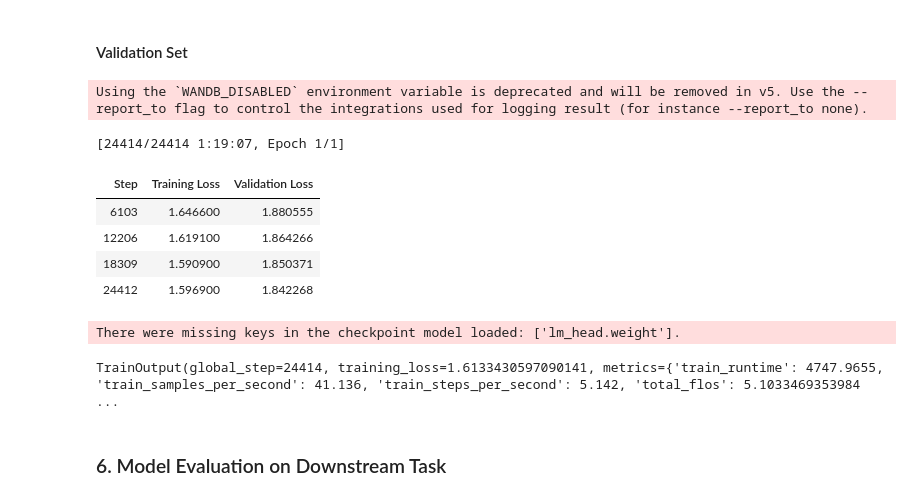
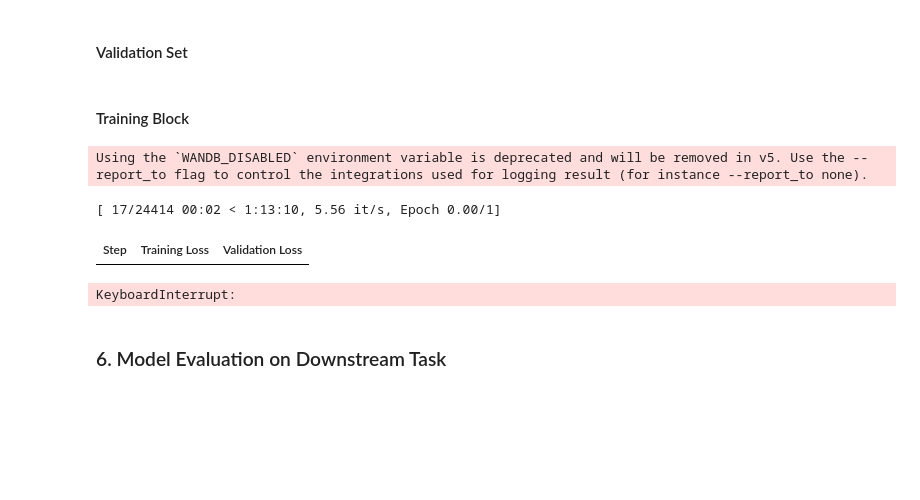
Before and after one commit to jaylim13/data-selection-project0, a Jupyter notebook: scaling_law/lightweight_fine_tuning.ipynb, the cells around one changed output. Saved outputs shown, nothing was run; the diff lists cells and outputs as text; code cells hidden in the pictures; blank space fills up the shorter version.

```diff
--- a/scaling_law/lightweight_fine_tuning.ipynb
+++ b/scaling_law/lightweight_fine_tuning.ipynb
@@ -134,7 +134,7 @@ def heuristic_filter(example, low_perp_full, med_perp_full, high_perp_full):
 # %% [markdown]
 ### 4.2 Tokenize with updated fields to fit the expected shape
 # %%
-def tokenize_train(dataset, tokenizer, token_max=100_000_000, heuristic=True):
+def tokenize_train(dataset, tokenizer, token_max=100_000_000, heuristic=False):
     """Tokenizer function for streamed dataset"""
     count_dict = {"low": 0, "medium": 0, "high": 0}
     current_token_count = 0
@@ -222,3 +224,5 @@ val_dataset = val_dataset.with_format("torch")
+# %% [markdown]
+#### Training Block
 # %%
 from transformers import TrainingArguments, Trainer
 import os
@@ -238,44 +242,39 @@ logging_steps = total_train_steps // 4
 
 # Define training arguments
 training_args = TrainingArguments(
-    output_dir="./gpt2-perplexity-special-4",
+    output_dir="./gpt2-random-special-4",
     run_name="project0",
     eval_strategy="steps",
     eval_steps=eval_steps,
     save_steps=eval_steps,
     logging_steps=logging_steps,
     save_strategy="steps",
     per_device_train_batch_size=batch_size,
     gradient_accumulation_steps=1,
     num_train_epochs=epochs,
     load_best_model_at_end=True,
     metric_for_best_model="eval_loss",
     greater_is_better=False,
     # max_steps=total_samples,
     learning_rate=1e-4,
     logging_dir="./logs",
     remove_unused_columns=False,
 )
 
 # Trainer
 trainer = Trainer(
     model=model,
     args=training_args,
     train_dataset=train_dataset,
     eval_dataset=val_dataset,
     data_collator=data_collator,
     tokenizer=tokenizer,
 )
 
 trainer.train()  # Only works with 1 gpu in the ipynb notebook
 # %% [output]
 Using the `WANDB_DISABLED` environment variable is deprecated and will be removed in v5. Use the --report_to flag to control the integrations used for logging result (for instance --report_to none).
-[24414/24414 1:19:07, Epoch 1/1]
+[ 17/24414 00:02 < 1:13:10, 5.56 it/s, Epoch 0.00/1]
 | Step | Training Loss | Validation Loss |
-| 6103 | 1.646600 | 1.880555 |
-| 12206 | 1.619100 | 1.864266 |
-| 18309 | 1.590900 | 1.850371 |
-| 24412 | 1.596900 | 1.842268 |
-There were missing keys in the checkpoint model loaded: ['lm_head.weight'].
+KeyboardInterrupt:
-TrainOutput(global_step=24414, training_loss=1.6133430597090141, metrics={'train_runtime': 4747.9655, 'train_samples_per_second': 41.136, 'train_steps_per_second': 5.142, 'total_flos': 5.1033469353984 ...
 # %%
```
Also changed, not shown: parts of 2 cells of this notebook, 3 other files.
